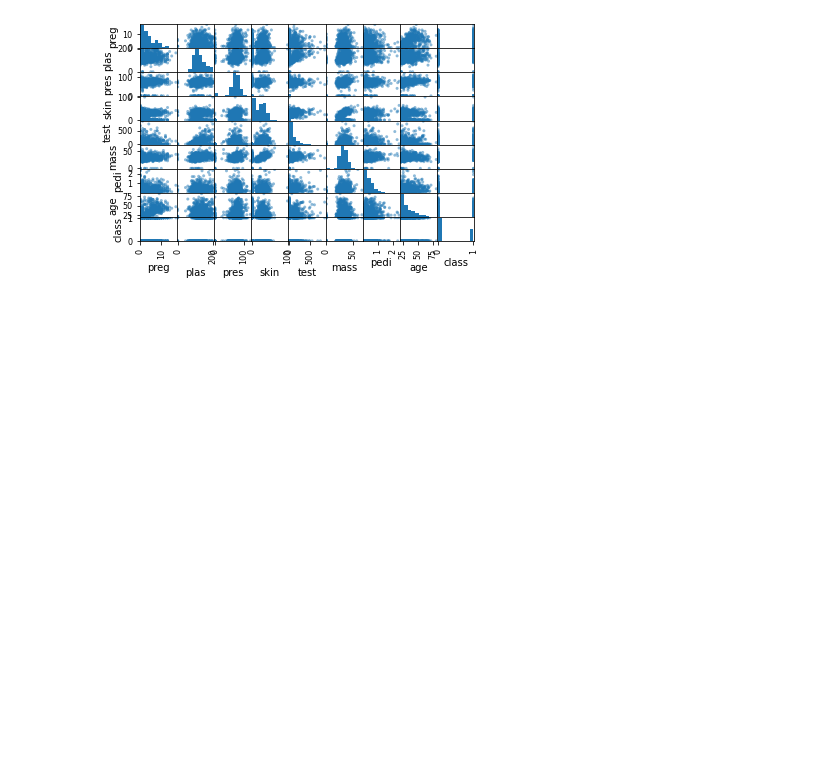
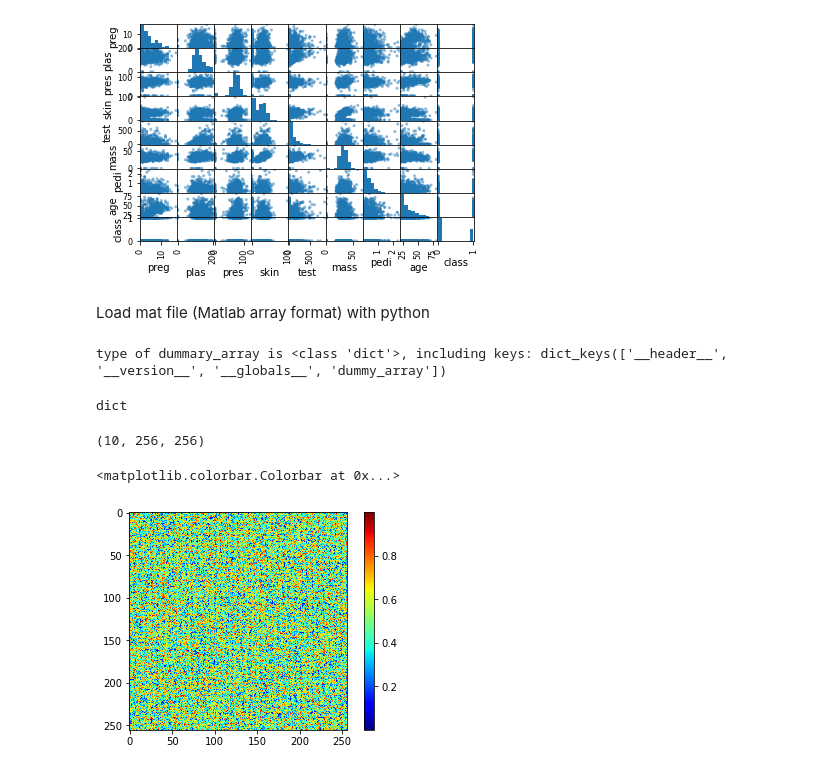
Before and after one commit to Bicheng16/Hackathon_KAUST_2022, a Jupyter notebook: python_numpy_pandas.ipynb, the cells around one changed output. Cells and saved outputs as stored; diff of their text form; code cells hidden in the pictures; blank space fills up the shorter version.

Commit message:
Add script to load matlab array by python

```diff
--- a/python_numpy_pandas.ipynb
+++ b/python_numpy_pandas.ipynb
@@ -473,3 +473,5 @@ scatter_matrix(data)
 plt.show()
 # %% [output]
 [figure]
+# %% [markdown]
+Load mat file (Matlab array format) with python
@@ -475,0 +481,22 @@ plt.show()
+# %%
+# Load mat array for some dummy image as dictionary
+dummy_array = loadmat(file_name='dummy_array.mat')
+
+print(f'type of dummary_array is {type(dummy_array)}, including keys: {dummy_array.keys()}')
+# %% [output]
+type of dummary_array is <class 'dict'>, including keys: dict_keys(['__header__', '__version__', '__globals__', 'dummy_array'])
+# %%
+array =
+# %% [output]
+dict
+# %%
+dummy_array.shape
+# %% [output]
+(10, 256, 256)
+# %%
+# visualize it by matplotlib
+plt.imshow(dummy_array[0], cmap='jet')
+plt.colorbar()
+# %% [output]
+<matplotlib.colorbar.Colorbar at 0x...>
+[figure, added]
```
Also changed, not shown: parts of 1 cell of this notebook, 1 other file.
